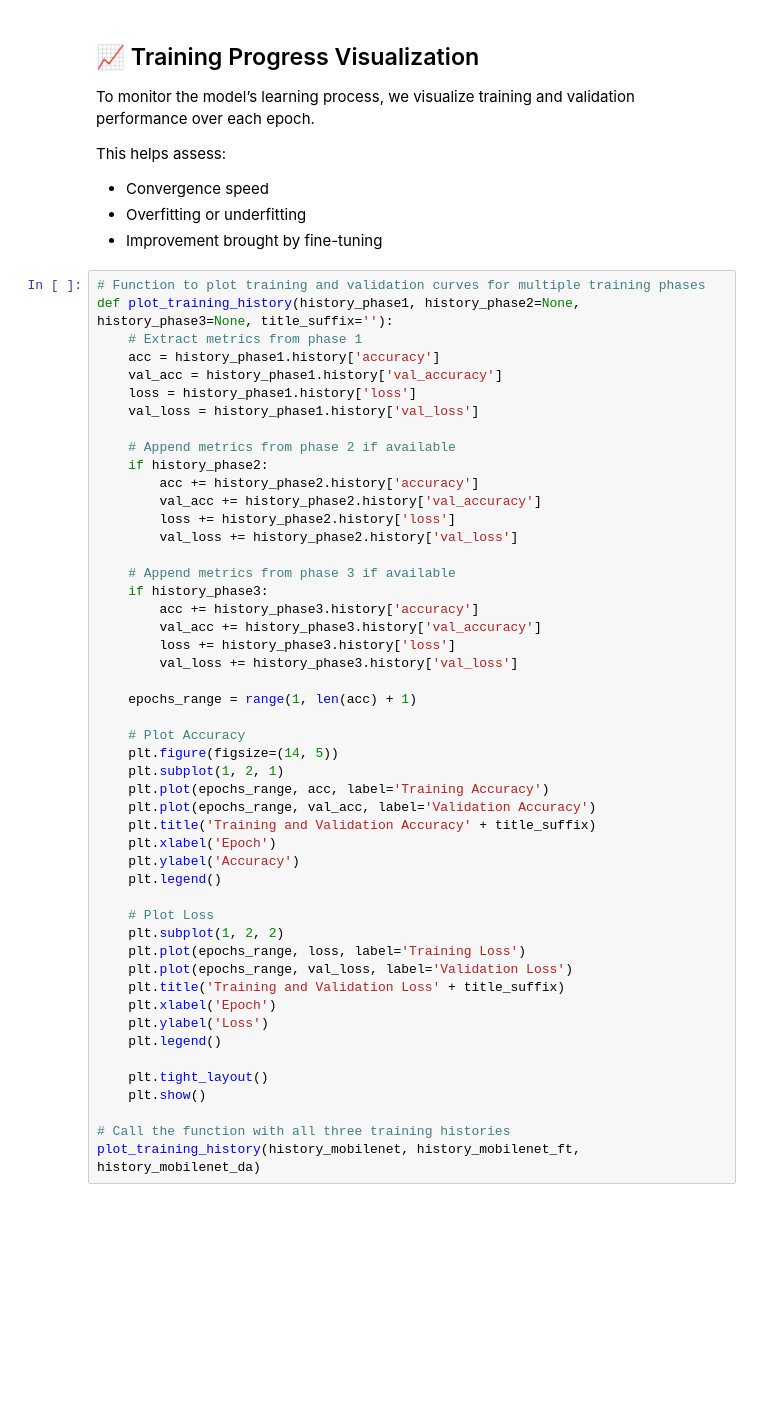
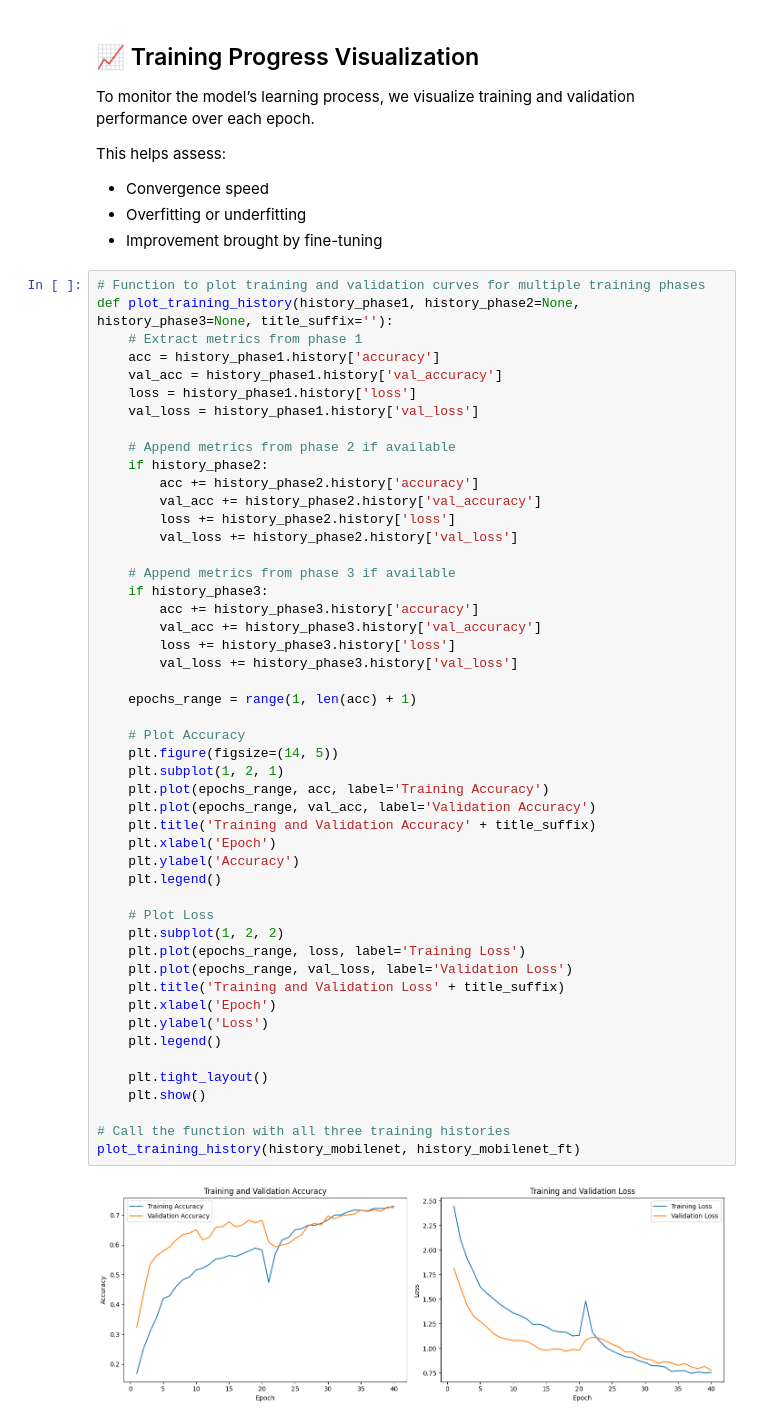
Before and after one commit to CharlesOo0/Tea_leaf_disease_detection, a Jupyter notebook: Fernandez_Charles_tea_leaf_disease_detection.ipynb, the cells around one changed output. Drawn from its saved outputs; the diff is of its cells as text; blank space fills up the shorter version.

```diff
--- a/Fernandez_Charles_tea_leaf_disease_detection.ipynb
+++ b/Fernandez_Charles_tea_leaf_disease_detection.ipynb
@@ -437,31 +414,33 @@ def plot_training_history(history_phase1, history_phase2=None, history_phase3=No
         acc += history_phase3.history['accuracy']
         val_acc += history_phase3.history['val_accuracy']
         loss += history_phase3.history['loss']
         val_loss += history_phase3.history['val_loss']
 
     epochs_range = range(1, len(acc) + 1)
 
     # Plot Accuracy
     plt.figure(figsize=(14, 5))
     plt.subplot(1, 2, 1)
     plt.plot(epochs_range, acc, label='Training Accuracy')
     plt.plot(epochs_range, val_acc, label='Validation Accuracy')
     plt.title('Training and Validation Accuracy' + title_suffix)
     plt.xlabel('Epoch')
     plt.ylabel('Accuracy')
     plt.legend()
 
     # Plot Loss
     plt.subplot(1, 2, 2)
     plt.plot(epochs_range, loss, label='Training Loss')
     plt.plot(epochs_range, val_loss, label='Validation Loss')
     plt.title('Training and Validation Loss' + title_suffix)
     plt.xlabel('Epoch')
     plt.ylabel('Loss')
     plt.legend()
 
     plt.tight_layout()
     plt.show()
 
 # Call the function with all three training histories
-plot_training_history(history_mobilenet, history_mobilenet_ft, history_mobilenet_da)
+plot_training_history(history_mobilenet, history_mobilenet_ft)
+# %% [output]
+[figure, added]
```
Also changed, not shown: parts of 7 cells of this notebook, 2 other files.
